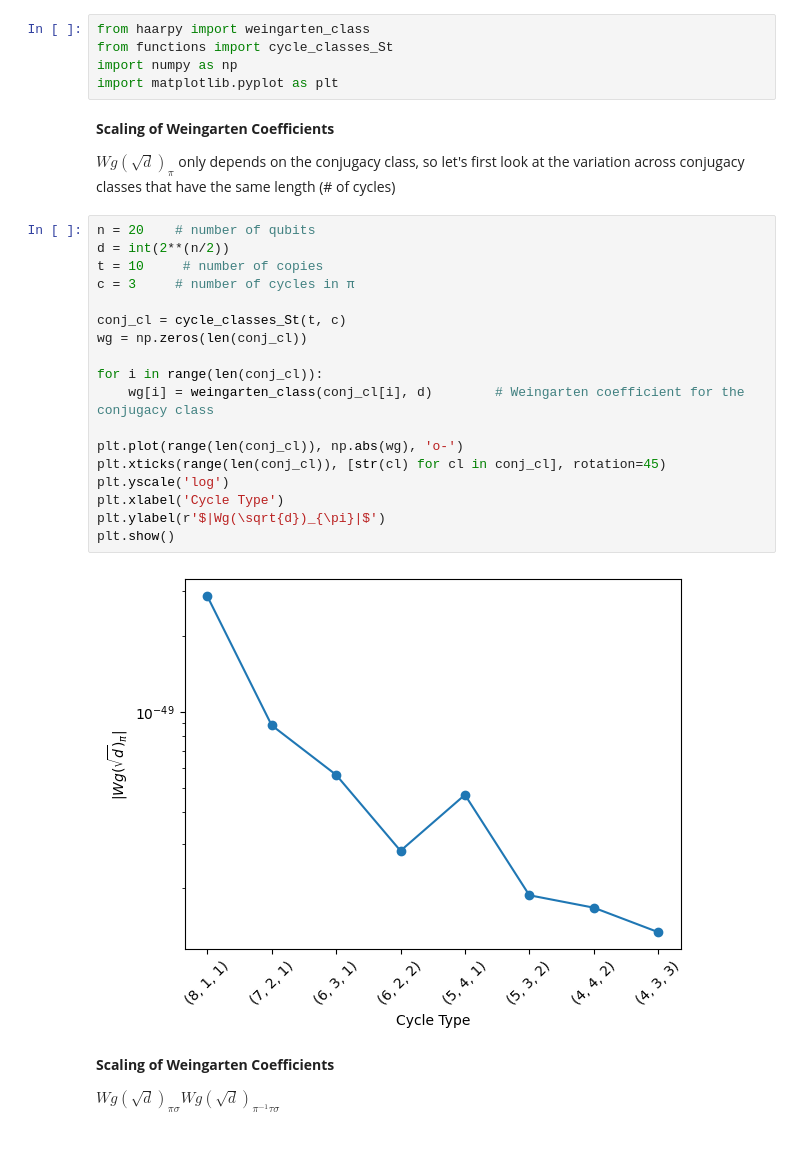
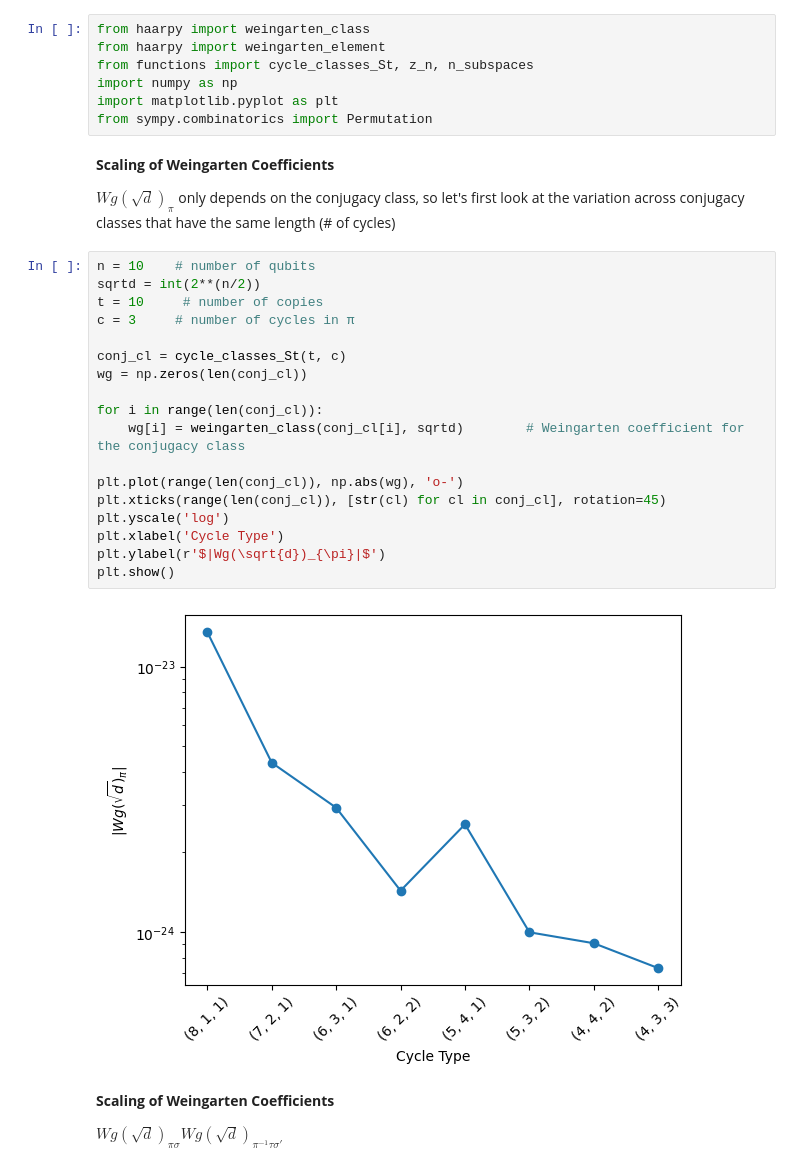
Before and after one commit to jean-wang-huaijin/pseudoentanglement, a Jupyter notebook: weingarten.ipynb, the cells around one changed output. Saved outputs shown, nothing was run; the diff lists cells and outputs as text.

```diff
--- a/weingarten.ipynb
+++ b/weingarten.ipynb
@@ -1,33 +1,35 @@
 # %%
 from haarpy import weingarten_class
-from functions import cycle_classes_St
+from haarpy import weingarten_element
+from functions import cycle_classes_St, z_n, n_subspaces
 import numpy as np
 import matplotlib.pyplot as plt
+from sympy.combinatorics import Permutation
 # %% [markdown]
 **Scaling of Weingarten Coefficients**
 
 $Wg(\sqrt{d})_{\pi}$ only depends on the conjugacy class, so let's first look at the variation across conjugacy classes that have the same length (# of cycles)
 # %%
-n = 20    # number of qubits
-d = int(2**(n/2))
+n = 10    # number of qubits
+sqrtd = int(2**(n/2))
 t = 10     # number of copies
 c = 3     # number of cycles in π
 
 conj_cl = cycle_classes_St(t, c)
 wg = np.zeros(len(conj_cl))
 
 for i in range(len(conj_cl)):
-    wg[i] = weingarten_class(conj_cl[i], d)        # Weingarten coefficient for the conjugacy class
+    wg[i] = weingarten_class(conj_cl[i], sqrtd)        # Weingarten coefficient for the conjugacy class
 
 plt.plot(range(len(conj_cl)), np.abs(wg), 'o-')
 plt.xticks(range(len(conj_cl)), [str(cl) for cl in conj_cl], rotation=45)
 plt.yscale('log')
 plt.xlabel('Cycle Type')
 plt.ylabel(r'$|Wg(\sqrt{d})_{\pi}|$')
 plt.show()
 # %% [output]
-[figure, old version]
+[figure, new version]
 # %% [markdown]
 **Scaling of Weingarten Coefficients**
 
-$Wg(\sqrt{d})_{\pi\sigma}Wg(\sqrt{d})_{\pi^{-1}\tau\sigma}$
+$Wg(\sqrt{d})_{\pi\sigma}Wg(\sqrt{d})_{\pi^{-1}\tau\sigma'}$
```
Also changed, not shown: parts of 4 cells of this notebook, 1 other file.
